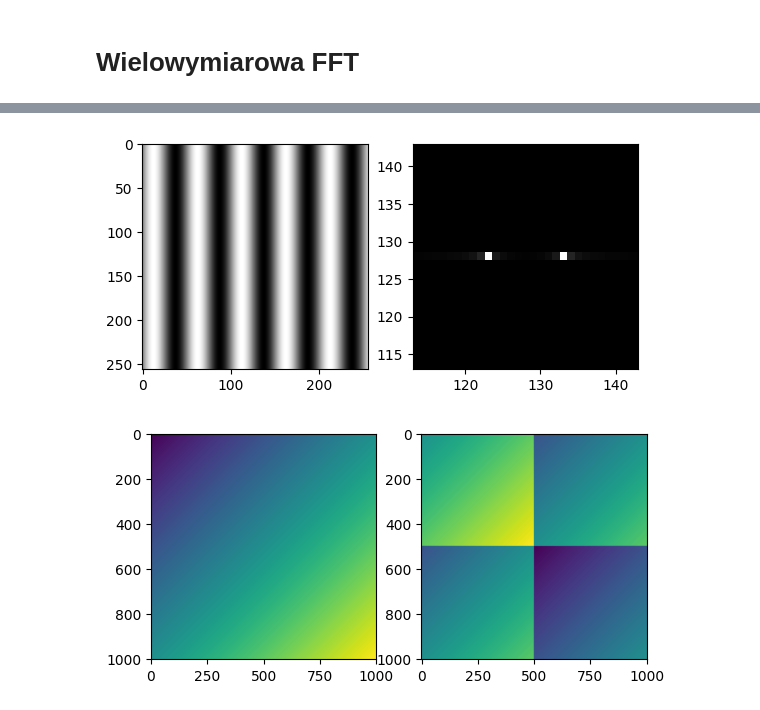
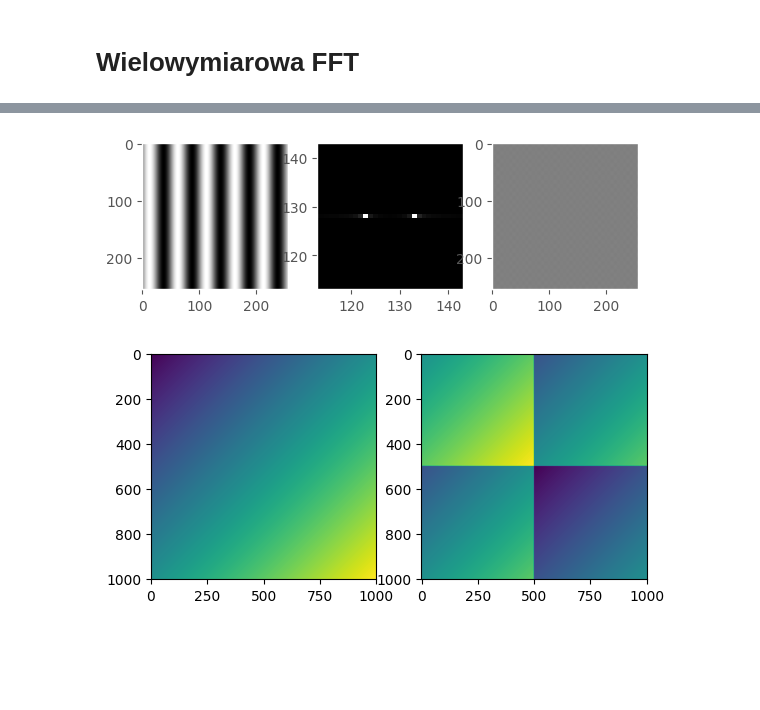
Before and after one commit to 5arcoramphu5/FastFourierTransform, a Jupyter notebook: eksperymenty.ipynb, the cells around one changed output, grey strips where cells are left out. Cells and saved outputs as stored; diff of their text form; code cells hidden in the pictures; blank space fills up the shorter version.

```diff
--- a/eksperymenty.ipynb
+++ b/eksperymenty.ipynb
@@ -229,5 +231,5 @@ Z definicji: 2.781482295 sekundy
 def grating(canvasSize, wavelength, angle, phase, amplitude):
     x = np.arange(canvasSize)
     X, Y = np.meshgrid(x, x)
-    g = np.sin( phase + 2*np.pi * (X*np.cos(angle) + Y*np.sin(angle)) / wavelength )
+    g = amplitude*np.sin( phase + 2*np.pi * (X*np.cos(angle) + Y*np.sin(angle)) / wavelength )
     return g
@@ -242,24 +236,33 @@ plt.show()
 # %%
 canvasSize = 256
 a = grating(canvasSize, 50, 0, 0, 1)
 
 plt.set_cmap("gray")
-plt.subplot(121)
+
+plt.subplot(131)
 plt.imshow(a)
+plt.grid(False)
 
 A = np.fft.ifftshift(a)
-A = np.fft.fft2(A)
+A = np.fft.fft2(a)
 A = np.fft.fftshift(A)
 
-plt.subplot(122)
+plt.subplot(132)
 plt.imshow(np.abs(A))
+plt.grid(False)
 
 offset = 15
 plt.xlim([canvasSize/2 - offset, canvasSize/2 + offset])
 plt.ylim([canvasSize/2 - offset, canvasSize/2 + offset])
+
+
+plt.subplot(133)
+plt.imshow(np.real(np.fft.ifft2(A)))
+plt.grid(False)
+
 plt.show()
 # %% [output]
-[figure, old version]
+[figure, new version]
 # %%
 # sprawdzenie FFT shift
 
```
Also changed, not shown: parts of 6 cells of this notebook.
